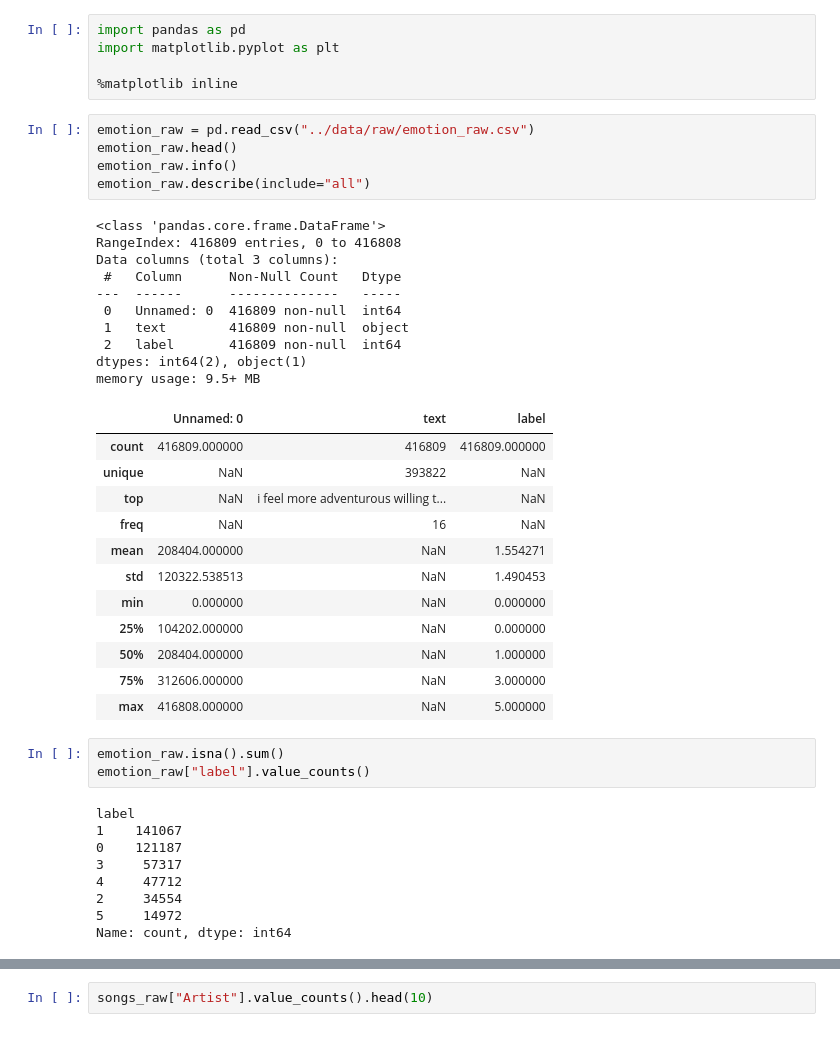
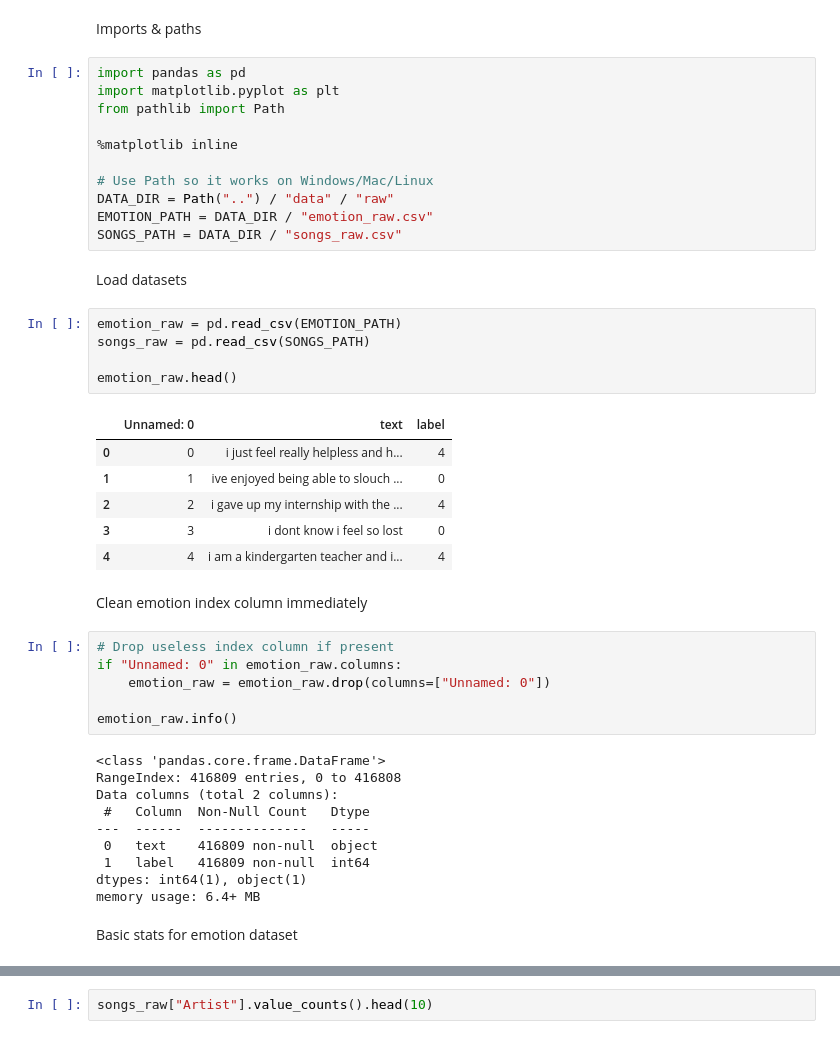
Before and after one commit to claraashraf24/LyriSense, a Jupyter notebook: notebooks/01_data_exploration.ipynb, the cells around one changed output, grey strips where cells are left out. Saved outputs shown, nothing was run; the diff lists cells and outputs as text.

```diff
--- a/notebooks/01_data_exploration.ipynb
+++ b/notebooks/01_data_exploration.ipynb
@@ -1,46 +1,48 @@
+# %% [markdown]
+Imports & paths
 # %%
 import pandas as pd
 import matplotlib.pyplot as plt
+from pathlib import Path
 
 %matplotlib inline
+
+# Use Path so it works on Windows/Mac/Linux
+DATA_DIR = Path("..") / "data" / "raw"
+EMOTION_PATH = DATA_DIR / "emotion_raw.csv"
+SONGS_PATH = DATA_DIR / "songs_raw.csv"
+# %% [markdown]
+Load datasets
 # %%
-emotion_raw = pd.read_csv("../data/raw/emotion_raw.csv")
+emotion_raw = pd.read_csv(EMOTION_PATH)
+songs_raw = pd.read_csv(SONGS_PATH)
+
 emotion_raw.head()
-emotion_raw.info()
-emotion_raw.describe(include="all")
 # %% [output]
-<class 'pandas.core.frame.DataFrame'>
-RangeIndex: 416809 entries, 0 to 416808
-Data columns (total 3 columns):
- #   Column      Non-Null Count   Dtype
----  ------      --------------   -----
- 0   Unnamed: 0  416809 non-null  int64
- 1   text        416809 non-null  object
- 2   label       416809 non-null  int64
-dtypes: int64(2), object(1)
-memory usage: 9.5+ MB
 |  | Unnamed: 0 | text | label |
-| count | 416809.000000 | 416809 | 416809.000000 |
-| unique | NaN | 393822 | NaN |
-| top | NaN | i feel more adventurous willing t... | NaN |
-| freq | NaN | 16 | NaN |
-| mean | 208404.000000 | NaN | 1.554271 |
-| std | 120322.538513 | NaN | 1.490453 |
-| min | 0.000000 | NaN | 0.000000 |
-| 25% | 104202.000000 | NaN | 0.000000 |
-| 50% | 208404.000000 | NaN | 1.000000 |
-| 75% | 312606.000000 | NaN | 3.000000 |
-| max | 416808.000000 | NaN | 5.000000 |
+| 0 | 0 | i just feel really helpless and h... | 4 |
+| 1 | 1 | ive enjoyed being able to slouch ... | 0 |
+| 2 | 2 | i gave up my internship with the ... | 4 |
+| 3 | 3 | i dont know i feel so lost | 0 |
+| 4 | 4 | i am a kindergarten teacher and i... | 4 |
+# %% [markdown]
+Clean emotion index column immediately
 # %%
-emotion_raw.isna().sum()
-emotion_raw["label"].value_counts()
+# Drop useless index column if present
+if "Unnamed: 0" in emotion_raw.columns:
+    emotion_raw = emotion_raw.drop(columns=["Unnamed: 0"])
+
+emotion_raw.info()
 # %% [output]
-label
-1    141067
-0    121187
-3     57317
-4     47712
-2     34554
-5     14972
-Name: count, dtype: int64
+<class 'pandas.core.frame.DataFrame'>
+RangeIndex: 416809 entries, 0 to 416808
+Data columns (total 2 columns):
+ #   Column  Non-Null Count   Dtype
+---  ------  --------------   -----
+ 0   text    416809 non-null  object
+ 1   label   416809 non-null  int64
+dtypes: int64(1), object(1)
+memory usage: 6.4+ MB
+# %% [markdown]
+Basic stats for emotion dataset
 # %%
```
Also changed, not shown: parts of 11 cells of this notebook, 36 other files.
